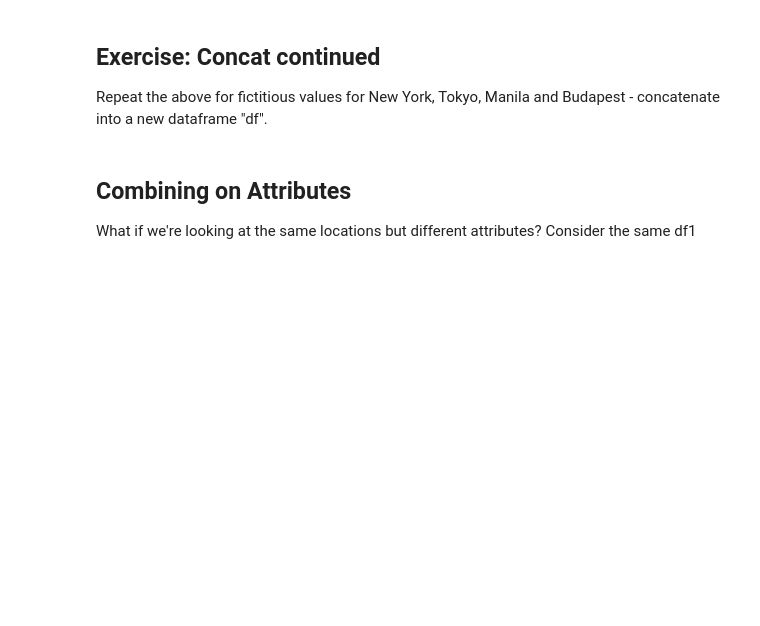
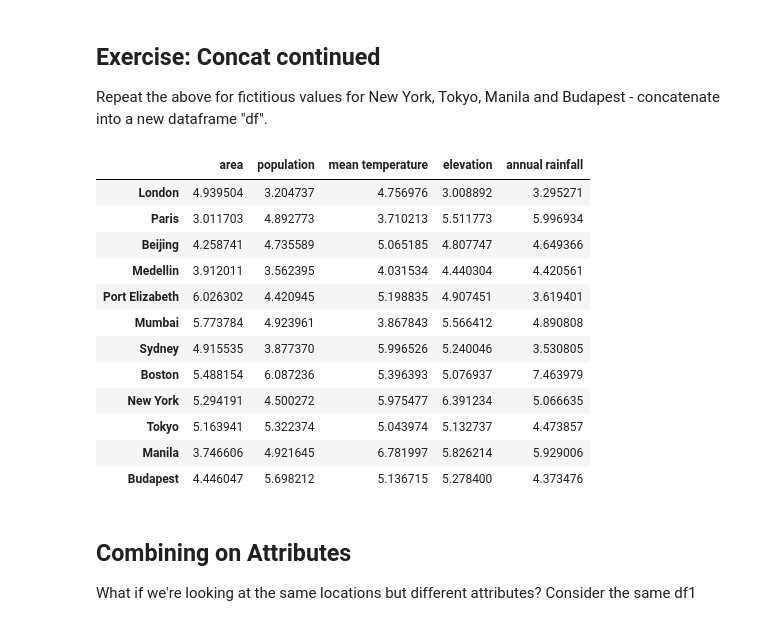
Before and after one commit to annagooding/QM2-2024, a Jupyter notebook: notebooks/W06. Merging and Joining.ipynb, the cells around one changed output. Drawn from its saved outputs; the diff is of its cells as text; code cells hidden in the pictures; blank space fills up the shorter version.

```diff
--- a/notebooks/W06. Merging and Joining.ipynb
+++ b/notebooks/W06. Merging and Joining.ipynb
@@ -152,6 +152,30 @@ df3
 ## Exercise: Concat continued
 
 Repeat the above for fictitious values for New York, Tokyo, Manila and Budapest - concatenate into a new dataframe "df".
+# %%
+#create third dataframe
+df4 = pd.DataFrame(5+np.random.randn(4, 5))
+df4.columns = ['area','population','mean temperature','elevation','annual rainfall']
+df4.index = ['New York', 'Tokyo', 'Manila', 'Budapest']
+df4
+
+#concatenate into df
+df = pd.concat([df3,df4])
+df
+# %% [output]
+|  | area | population | mean temperature | elevation | annual rainfall |
+| London | 4.939504 | 3.204737 | 4.756976 | 3.008892 | 3.295271 |
+| Paris | 3.011703 | 4.892773 | 3.710213 | 5.511773 | 5.996934 |
+| Beijing | 4.258741 | 4.735589 | 5.065185 | 4.807747 | 4.649366 |
+| Medellin | 3.912011 | 3.562395 | 4.031534 | 4.440304 | 4.420561 |
+| Port Elizabeth | 6.026302 | 4.420945 | 5.198835 | 4.907451 | 3.619401 |
+| Mumbai | 5.773784 | 4.923961 | 3.867843 | 5.566412 | 4.890808 |
+| Sydney | 4.915535 | 3.877370 | 5.996526 | 5.240046 | 3.530805 |
+| Boston | 5.488154 | 6.087236 | 5.396393 | 5.076937 | 7.463979 |
+| New York | 5.294191 | 4.500272 | 5.975477 | 6.391234 | 5.066635 |
+| Tokyo | 5.163941 | 5.322374 | 5.043974 | 5.132737 | 4.473857 |
+| Manila | 3.746606 | 4.921645 | 6.781997 | 5.826214 | 5.929006 |
+| Budapest | 4.446047 | 5.698212 | 5.136715 | 5.278400 | 4.373476 |
 # %% [markdown]
 ## Combining on Attributes
 
```
Also changed, not shown: parts of 15 cells of this notebook.
